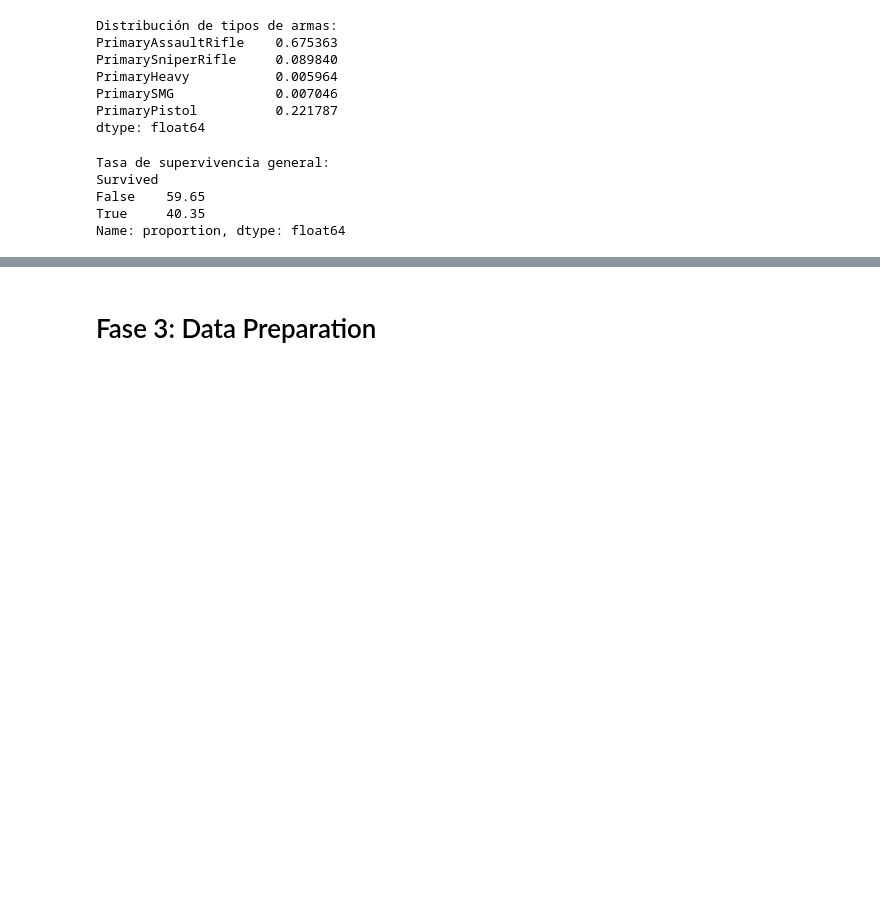
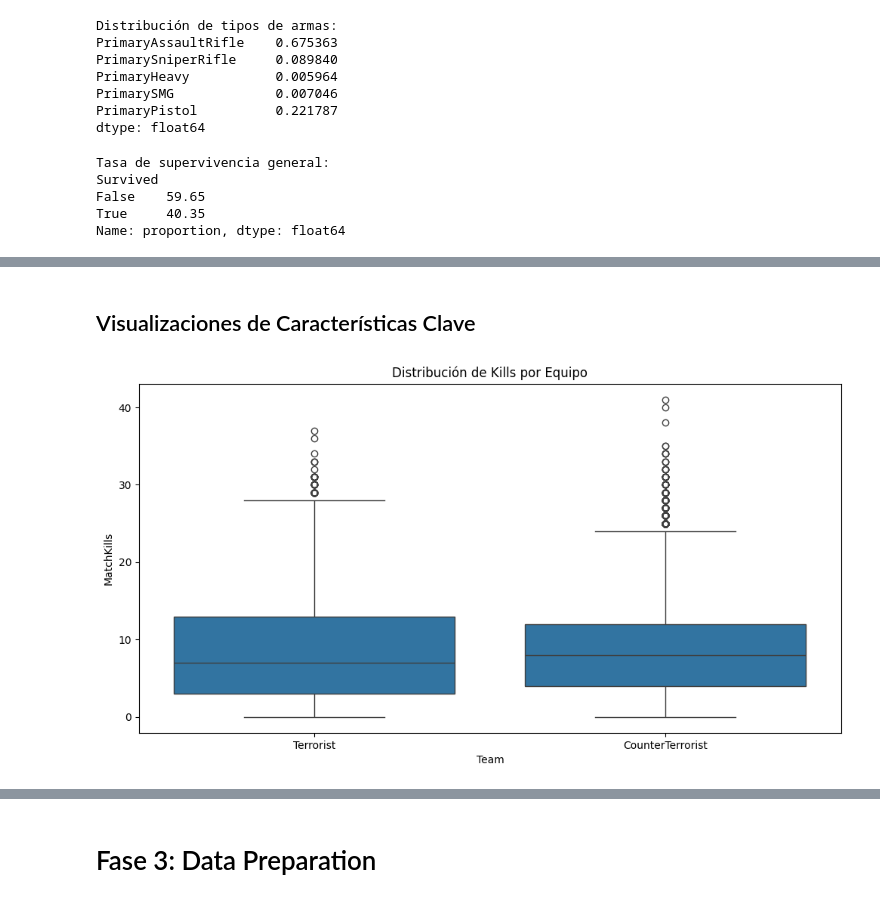
Before and after one commit to lonelystar16/fund-machinelearning, a Jupyter notebook: Informe Tecnico.ipynb, the cells around one changed output, grey strips where cells are left out. Cells and saved outputs as stored; diff of their text form; code cells hidden in the pictures; blank space fills up the shorter version.

```diff
--- a/Informe Tecnico.ipynb
+++ b/Informe Tecnico.ipynb
@@ -552,0 +622,10 @@ Name: proportion, dtype: float64
+# %% [markdown]
+## Visualizaciones de Características Clave
+# %%
+# 1. Balance entre Equipos
+plt.figure(figsize=(12,6))
+sns.boxplot(data=rdf, x='Team', y='MatchKills')
+plt.title('Distribución de Kills por Equipo')
+plt.show()
+# %% [output]
+[figure, added]
```
Also changed, not shown: parts of 25 cells of this notebook.
